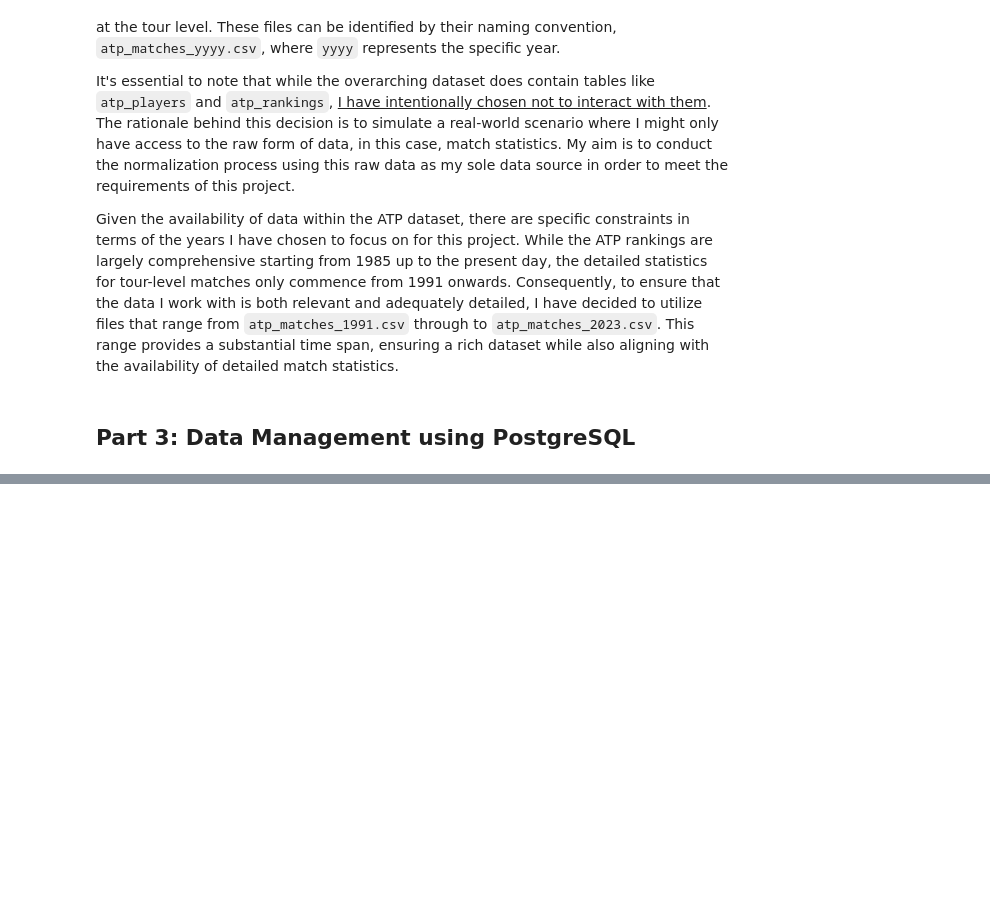
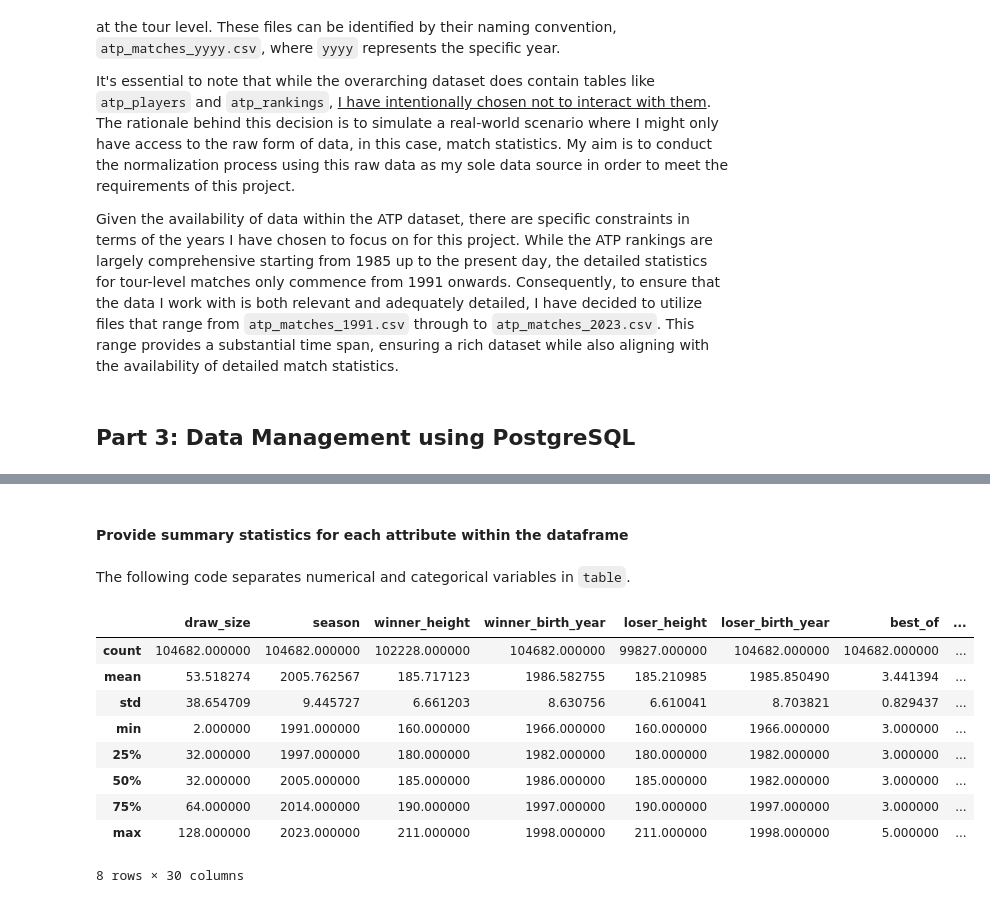
Before and after one commit to dangvohiep/dam_project1, a Jupyter notebook: H_Dang_Project1.ipynb, the cells around one changed output, grey strips where cells are left out. Saved outputs shown, nothing was run; the diff lists cells and outputs as text; code cells hidden in the pictures; blank space fills up the shorter version.

```diff
--- a/H_Dang_Project1.ipynb
+++ b/H_Dang_Project1.ipynb
@@ -111,0 +639,18 @@ display.Image("")
+# %% [markdown]
+#### Provide summary statistics for each attribute within the dataframe
+# %% [markdown]
+The following code separates numerical and categorical variables in `table`.
+# %%
+nummerical_variables = table.select_dtypes(exclude=object)
+nummerical_variables.describe()
+# %% [output]
+|  | draw_size | season | winner_height | winner_birth_year | loser_height | loser_birth_year | best_of | ... |
+| count | 104682.000000 | 104682.000000 | 102228.000000 | 104682.000000 | 99827.000000 | 104682.000000 | 104682.000000 | ... |
+| mean | 53.518274 | 2005.762567 | 185.717123 | 1986.582755 | 185.210985 | 1985.850490 | 3.441394 | ... |
+| std | 38.654709 | 9.445727 | 6.661203 | 8.630756 | 6.610041 | 8.703821 | 0.829437 | ... |
+| min | 2.000000 | 1991.000000 | 160.000000 | 1966.000000 | 160.000000 | 1966.000000 | 3.000000 | ... |
+| 25% | 32.000000 | 1997.000000 | 180.000000 | 1982.000000 | 180.000000 | 1982.000000 | 3.000000 | ... |
+| 50% | 32.000000 | 2005.000000 | 185.000000 | 1986.000000 | 185.000000 | 1982.000000 | 3.000000 | ... |
+| 75% | 64.000000 | 2014.000000 | 190.000000 | 1997.000000 | 190.000000 | 1997.000000 | 3.000000 | ... |
+| max | 128.000000 | 2023.000000 | 211.000000 | 1998.000000 | 211.000000 | 1998.000000 | 5.000000 | ... |
+8 rows × 30 columns
```
Also changed, not shown: parts of 45 cells of this notebook, 3 other files.
